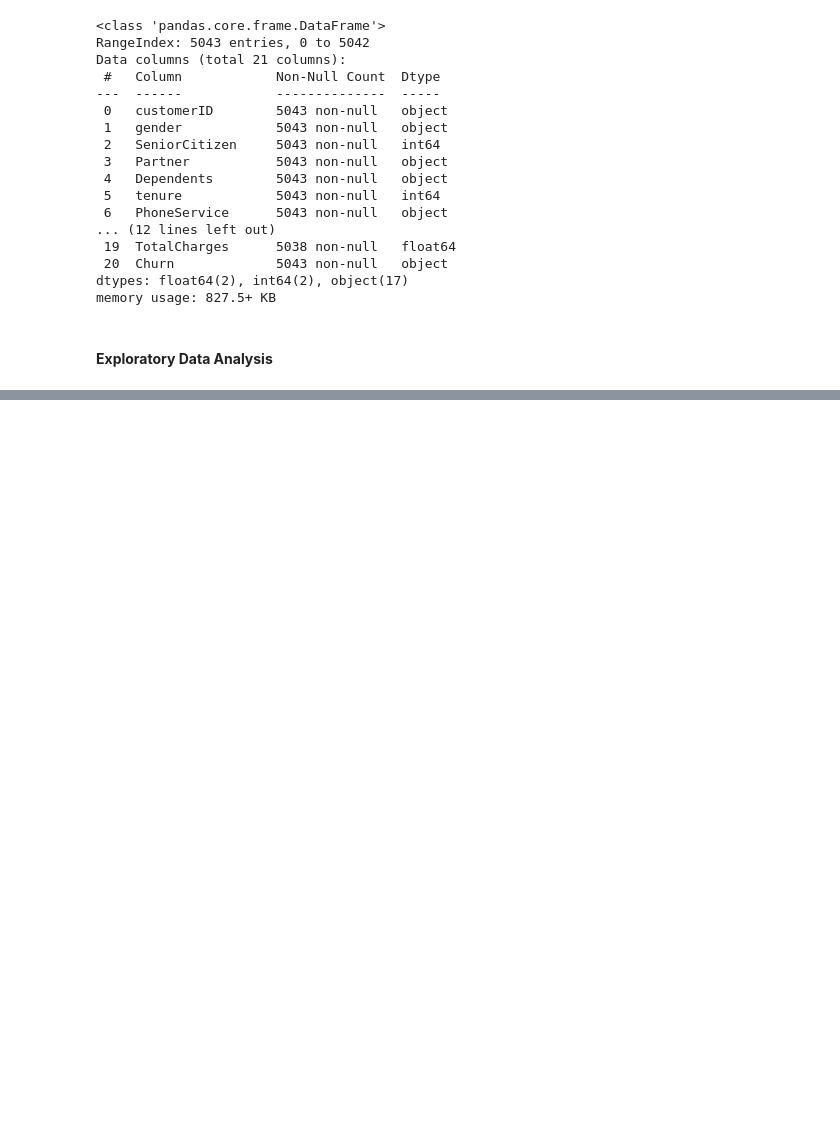
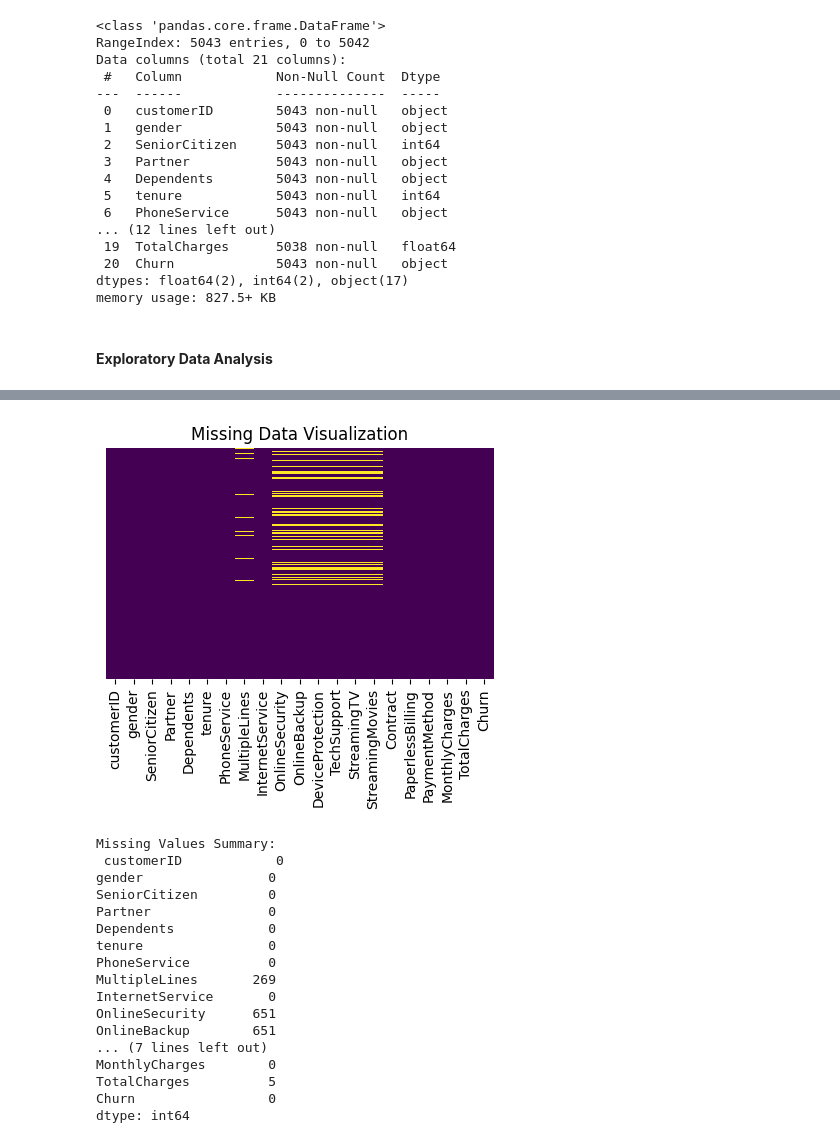
Before and after one commit to GeGe-K/Customer-Churn-Prediction, a Jupyter notebook: churn.ipynb, the cells around one changed output, grey strips where cells are left out. Drawn from its saved outputs; the diff is of its cells as text; code cells hidden in the pictures; blank space fills up the shorter version.

Commit message:
Visualize the missing values

```diff
--- a/churn.ipynb
+++ b/churn.ipynb
@@ -327,0 +338,32 @@ training_data.to_csv('telco_churn.csv')
+# %%
+# Visualizing the missing values
+# Check for missing values in the training data
+missing_values = training_data.isnull().sum()
+
+# Visualize the data
+plt.figure(figsize=(5,3))
+sns.heatmap(training_data.isnull(), cmap='viridis', cbar=False, yticklabels=False)
+plt.title('Missing Data Visualization')
+plt.show()
+
+# Display the missing values summary
+print('Missing Values Summary:\n', missing_values)
+# %% [output]
+[figure, added]
+Missing Values Summary:
+ customerID            0
+gender                0
+SeniorCitizen         0
+Partner               0
+Dependents            0
+tenure                0
+PhoneService          0
+MultipleLines       269
+InternetService       0
+OnlineSecurity      651
+OnlineBackup        651
+... (7 lines left out)
+MonthlyCharges        0
+TotalCharges          5
+Churn                 0
+dtype: int64
```
Also changed, not shown: parts of 3 cells of this notebook.
